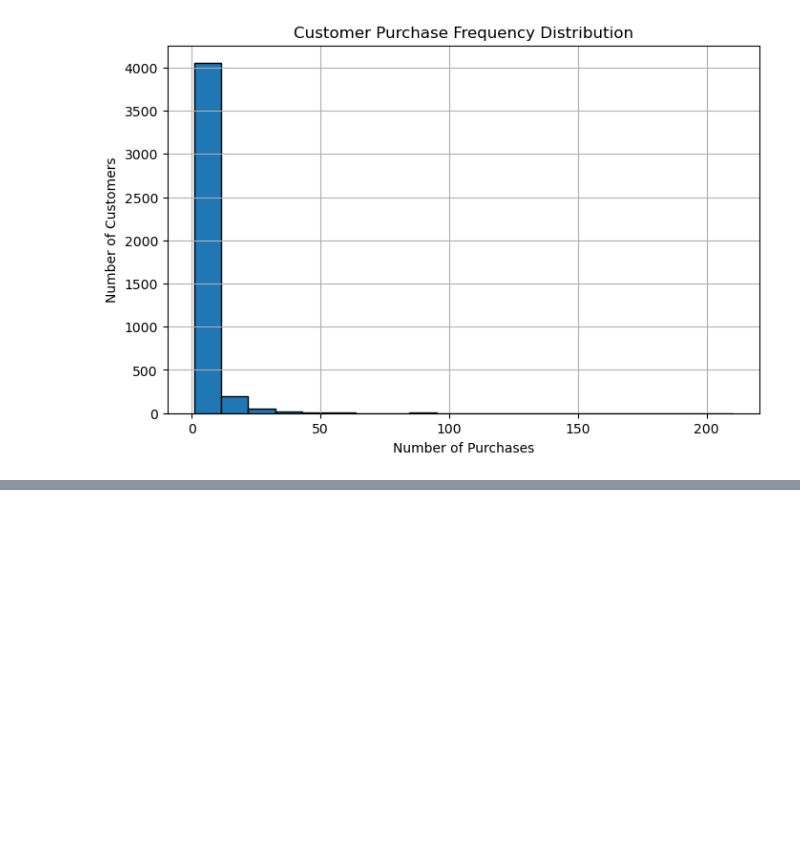
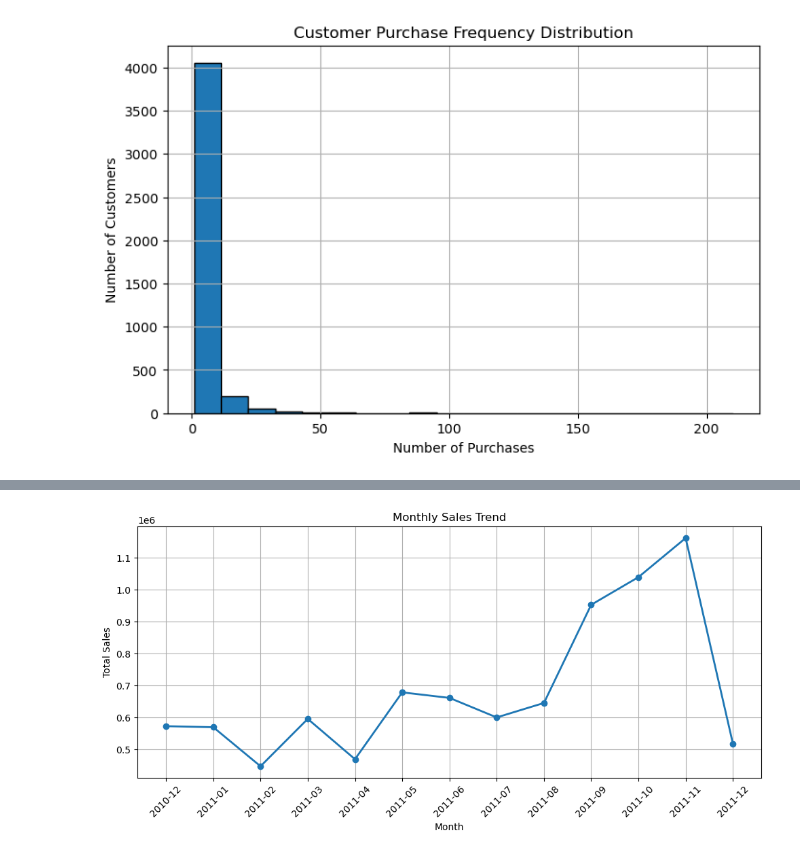
Before and after one commit to jyotidamji270804/cohort-retention-cltv-analysis, a Jupyter notebook: notebooks/02_cltv_analysis.ipynb, the cells around one changed output, grey strips where cells are left out. Saved outputs shown, nothing was run; the diff lists cells and outputs as text; code cells hidden in the pictures; blank space fills up the shorter version.

```diff
--- a/notebooks/02_cltv_analysis.ipynb
+++ b/notebooks/02_cltv_analysis.ipynb
@@ -362,0 +371,24 @@ plt.show()
+# %%
+# Convert InvoiceDate to datetime
+
+df["InvoiceDate"] = pd.to_datetime(df["InvoiceDate"])
+
+# Create InvoiceMonth column
+
+df["InvoiceMonth"] = df["InvoiceDate"].dt.to_period("M")
+# %%
+import pandas as pd
+
+# Convert InvoiceDate to datetime
+df["InvoiceDate"] = pd.to_datetime(df["InvoiceDate"])
+
+# Create InvoiceMonth column
+df["InvoiceMonth"] = df["InvoiceDate"].dt.to_period("M")
+
+# Create monthly sales table
+monthly_sales = (
+    df.groupby("InvoiceMonth", as_index=False)["Sales"]
+      .sum()
+)
+
+monthly_sales
@@ -362,0 +410,22 @@ plt.show()
+# %%
+import matplotlib.pyplot as plt
+
+plt.figure(figsize=(10,5))
+
+plt.plot(
+    monthly_sales["InvoiceMonth"].astype(str),
+    monthly_sales["Sales"],
+    marker="o",
+    linewidth=2
+)
+
+plt.title("Monthly Sales Trend")
+plt.xlabel("Month")
+plt.ylabel("Total Sales")
+plt.xticks(rotation=45)
+plt.grid(True)
+
+plt.tight_layout()
+plt.show()
+# %% [output]
+[figure, added]
```
Also changed, not shown: parts of 6 cells of this notebook.
